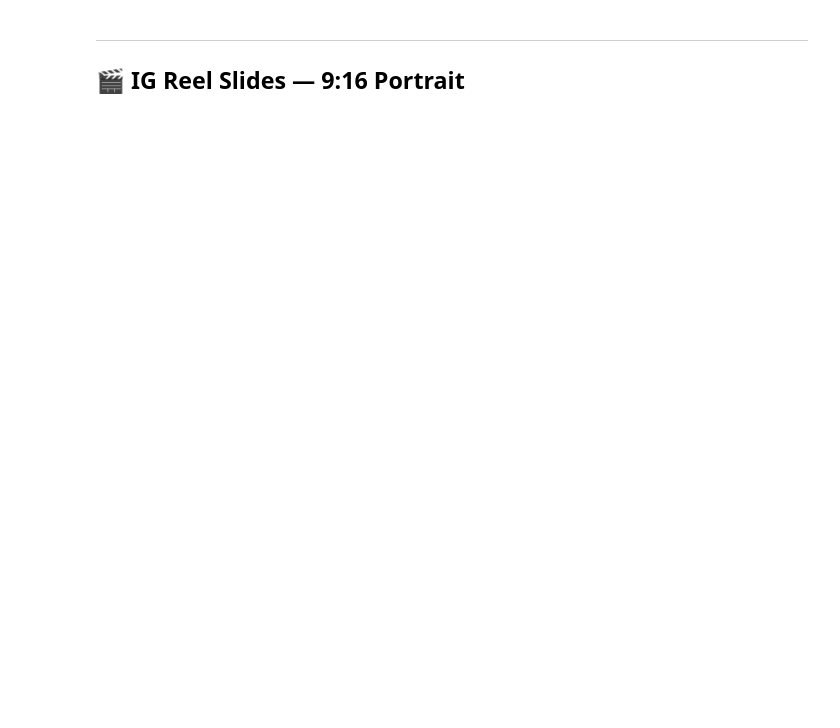
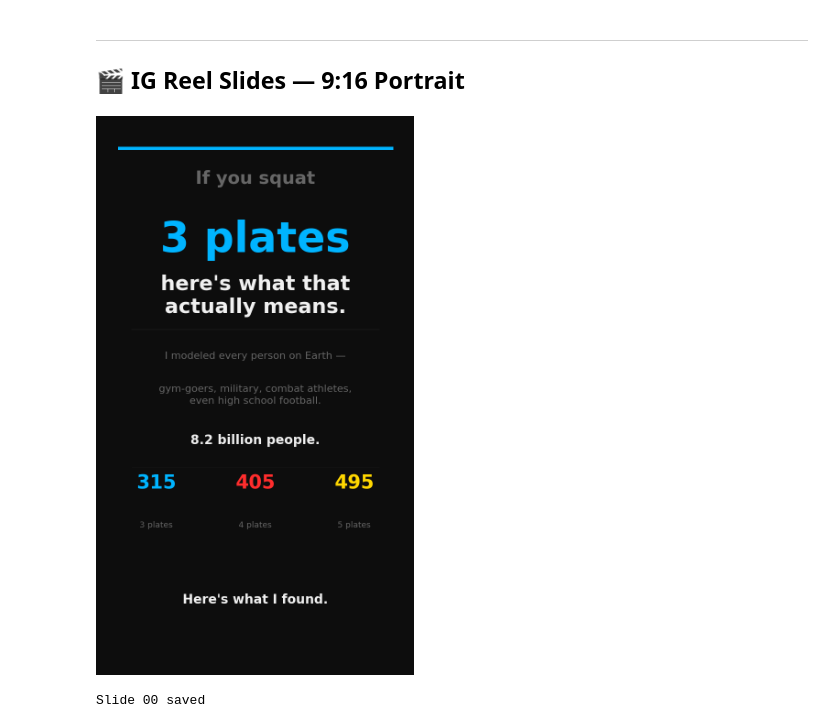
Before and after one commit to Burgeoned/squaaaat, a Jupyter notebook: squat_world_model.ipynb, the cells around one changed output. Saved outputs shown, nothing was run; the diff lists cells and outputs as text; code cells hidden in the pictures; blank space fills up the shorter version.

```diff
--- a/squat_world_model.ipynb
+++ b/squat_world_model.ipynb
@@ -58,6 +58,11 @@ POP_WOMEN_1670 = 2_302_000_000   # women 16-70
 REEL_W, REEL_H = 6.75, 12.0
 REEL_DPI = 160
 
+# Safe zone — keep content 10% inward from all edges
+# Editing apps crop edges when overlaying over greenscreen
+SZ  = 0.10
+SZR = 1.0 - SZ   # = 0.90
+
 def make_fig(w=13, h=6, cols=1):
     if cols == 1:
         fig, ax = plt.subplots(figsize=(w, h), facecolor=BG)
@@ -724,40 +751,43 @@ def draw_reveal_chart(target, color, fig):
 
     return med, vm, vf, pct_gym_m, pct_gym_f, in_x_m, in_x_f
 # %%
-# ── Slide 00 — HOOK ──────────────────────────────────────────────────────────
+# Slide 00 - HOOK
 fig = _reel_fig()
 ax  = fig.add_axes([0,0,1,1]); ax.set_facecolor(BG); ax.axis('off'); T = ax.transAxes
 
-ax.axhline(0.95, color=C315, lw=5, xmin=0.06, xmax=0.94)
+ax.axhline(SZR, color=C315, lw=5, xmin=SZ, xmax=SZR)
 
-ax.text(0.5, 0.91, 'If you squat', ha='center', va='top',
+ax.text(0.5, SZR - 0.02, 'If you squat', ha='center', va='top',
         color=GRAY, fontsize=28, fontweight='bold', transform=T)
-ax.text(0.5, 0.82, '3 plates', ha='center', va='top',
-        color=C315, fontsize=66, fontweight='black', transform=T)
-ax.text(0.5, 0.72, 'here\'s what that\nactually means.', ha='center', va='top',
-        color=WHITE, fontsize=32, fontweight='black', transform=T, linespacing=1.2)
+ax.text(0.5, 0.80, '3 plates', ha='center', va='top',
+        color=C315, fontsize=62, fontweight='black', transform=T)
+ax.text(0.5, 0.71, "here's what that\nactually means.", ha='center', va='top',
+        color=WHITE, fontsize=30, fontweight='black', transform=T, linespacing=1.25)
 
-ax.axhline(0.62, color=GRID, lw=1.5, xmin=0.1, xmax=0.9, alpha=0.5)
+ax.axhline(0.62, color=GRID, lw=1.5, xmin=SZ, xmax=SZR, alpha=0.5)
 
-ax.text(0.5, 0.58, 'I modeled every person on Earth —', ha='center', va='top',
-        color=GRAY, fontsize=16, transform=T)
+ax.text(0.5, 0.58, 'I modeled every person on Earth -', ha='center', va='top',
+        color=GRAY, fontsize=15, transform=T)
 ax.text(0.5, 0.52, 'gym-goers, military, combat athletes,\neven high school football.',
-        ha='center', va='top', color=GRAY, fontsize=16, transform=T, linespacing=1.4)
+        ha='center', va='top', color=GRAY, fontsize=15, transform=T, linespacing=1.35)
 ax.text(0.5, 0.43, '8.2 billion people.', ha='center', va='top',
         color=WHITE, fontsize=20, fontweight='bold', transform=T)
 
-ax.axhline(0.37, color=GRID, lw=1.0, xmin=0.1, xmax=0.9, alpha=0.4)
+ax.axhline(0.37, color=GRID, lw=1.0, xmin=SZ, xmax=SZR, alpha=0.4)
 
 for i, (m, c, lbl) in enumerate(zip(MILESTONES, M_COLORS, ['3 plates','4 plates','5 plates'])):
-    xp = 0.18 + i*0.32
-    ax.text(xp, 0.33, f'{m}', ha='center', color=c, fontsize=30,
-            fontweight='black', transform=T)
-    ax.text(xp, 0.26, lbl, ha='center', color=GRAY, fontsize=13, transform=T)
+    xp = 0.20 + i * 0.30
+    ax.text(xp, 0.33, f'{m}', ha='center', color=c, fontsize=28, fontweight='black', transform=T)
+    ax.text(xp, 0.26, lbl, ha='center', color=GRAY, fontsize=12, transform=T)
 
-# No hype. Just the question.
-ax.text(0.5, 0.14, 'Here\'s what I found.', ha='center', va='top',
+ax.text(0.5, 0.17, "Here's what I found.", ha='center', va='top',
         color=WHITE, fontsize=20, fontweight='bold', transform=T)
+
+ax.axhline(SZ, color=C315, lw=3, xmin=SZ, xmax=SZR, alpha=0.5)
 
 plt.savefig('reel_00_hook.png', dpi=REEL_DPI, bbox_inches='tight', facecolor=BG)
 plt.show(); print('Slide 00 saved')
+# %% [output]
+[figure, added]
+Slide 00 saved
 # %%
```
Also changed, not shown: parts of 23 cells of this notebook.
